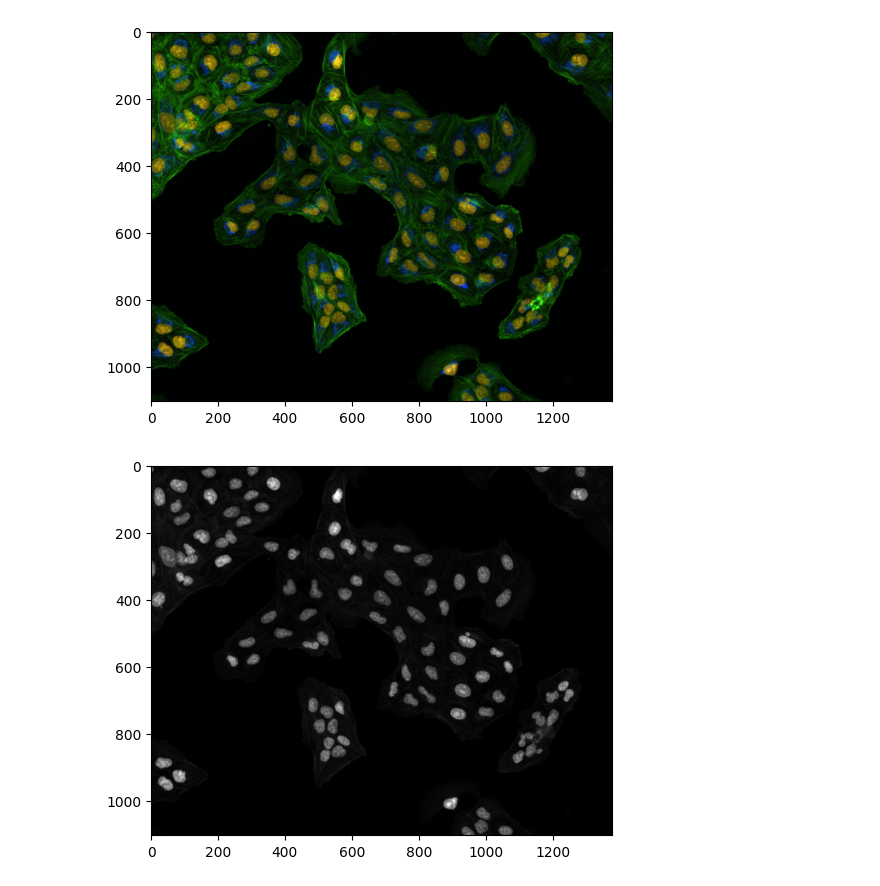
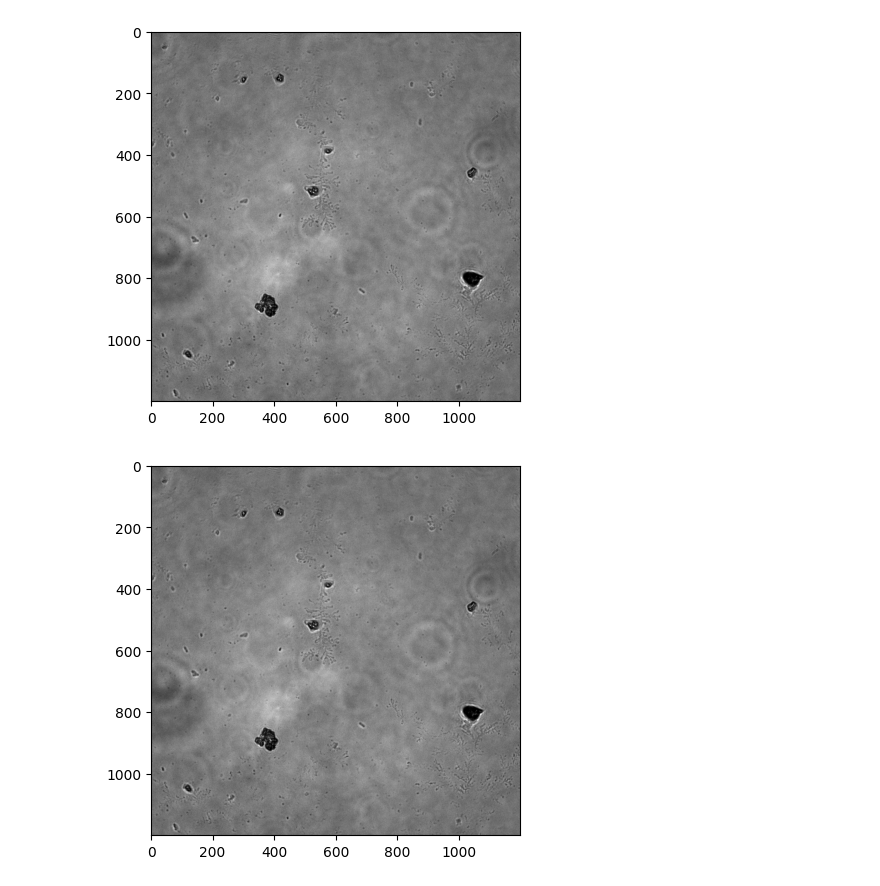
Before and after one commit to v1-v0/lzh3_202526, a Jupyter notebook: outline.ipynb, the cells around one changed output. Drawn from its saved outputs; the diff is of its cells as text; code cells hidden in the pictures.

```diff
--- a/outline.ipynb
+++ b/outline.ipynb
@@ -4,15 +4,16 @@ import matplotlib.pyplot as plt
 import numpy as np
 from typing import Optional
 # %%
-img = cv2.imread("images/Osteosarcoma_01.tif", 1)
+img= cv2.imread("source/1/1 N NO 4_ch00.tif", 1)
+#img = cv2.imread("images/Osteosarcoma_01.tif", 1)
 if img is not None:
     plt.imshow(img)
 # %% [output]
-[figure, old version]
+[figure, new version]
 # %%
 if img is not None:
     blue_channel = img[:, :, 0]
     plt.imshow(blue_channel, cmap='gray')
 # %% [output]
-[figure, old version]
+[figure, new version]
 # %%
```
Also changed, not shown: parts of 5 cells of this notebook.
